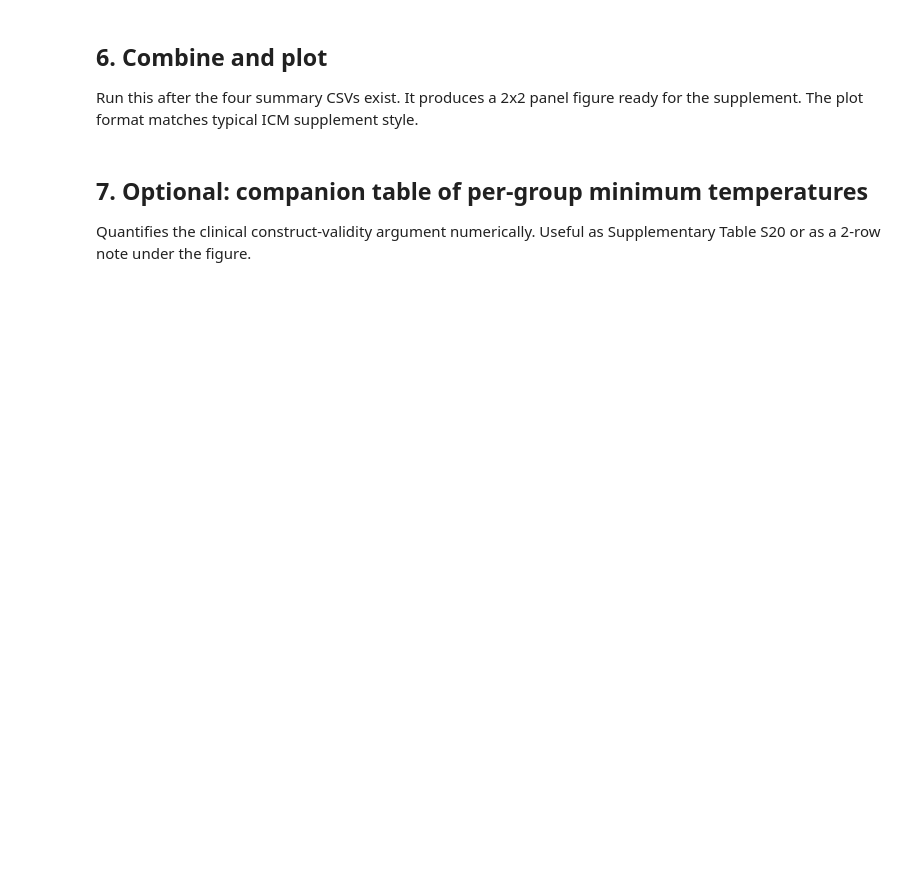
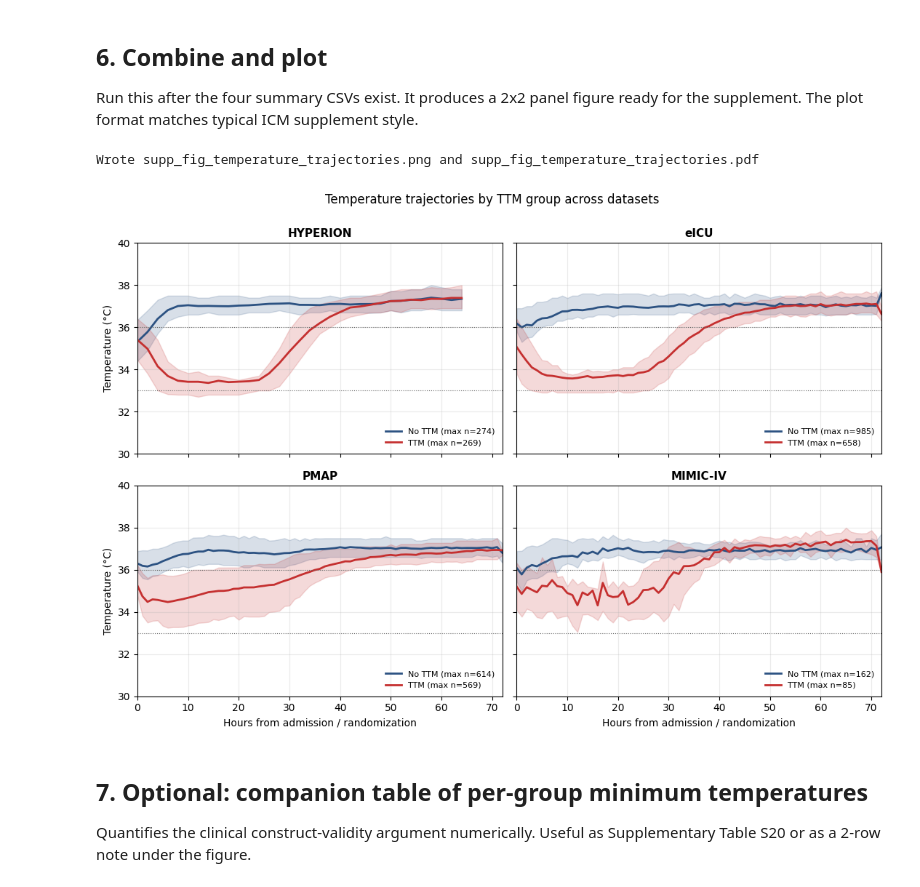
Before and after one commit to michelraskin/ttmhte, a Jupyter notebook: temperature_trajectories_by_ttm.ipynb, the cells around one changed output. Drawn from its saved outputs; the diff is of its cells as text; code cells hidden in the pictures; blank space fills up the shorter version.

```diff
--- a/temperature_trajectories_by_ttm.ipynb
+++ b/temperature_trajectories_by_ttm.ipynb
@@ -295,7 +396,7 @@ def plot_trajectories(output_dir=OUTPUT_DIR,
                       out_png='supp_fig_temperature_trajectories.png',
                       out_pdf='supp_fig_temperature_trajectories.pdf'):
     files = {
-        # 'HYPERION': f'{output_dir}/ts_hyperion.csv',
+        'HYPERION': f'{output_dir}/ts_hyperion.csv',
         'eICU':     f'{output_dir}/ts_eicu.csv',
         'PMAP':     f'{output_dir}/ts_pmap.csv',
         'MIMIC-IV': f'{output_dir}/ts_mimic.csv',
@@ -321,33 +422,36 @@ def plot_trajectories(output_dir=OUTPUT_DIR,
         for ttm_val in [0, 1]:
             g = sub[sub['ttm']==ttm_val].sort_values('hour')
             if g.empty:
                 continue
             ax.plot(g['hour'], g['mean'], color=colors[ttm_val], lw=2,
                     label=f'{labels[ttm_val]} (max n={int(g["n"].max())})')
             ax.fill_between(g['hour'], g['q25'], g['q75'],
                             color=colors[ttm_val], alpha=0.18)
         ax.axhline(33, ls=':', color='#666', lw=0.8)
         ax.axhline(36, ls=':', color='#666', lw=0.8)
         ax.set_title(name, fontsize=11, fontweight='bold')
         ax.set_ylim(30, 40)
         ax.set_xlim(0, MAX_HOURS)
         ax.legend(loc='lower right', fontsize=8, frameon=False)
         ax.grid(alpha=0.25)
 
     for ax in axes[-1]:
         ax.set_xlabel('Hours from admission / randomization')
     for ax in axes[:,0]:
         ax.set_ylabel('Temperature (°C)')
 
     fig.suptitle('Temperature trajectories by TTM group across datasets',
                  fontsize=12, y=1.00)
     fig.tight_layout()
     fig.savefig(out_png, dpi=300, bbox_inches='tight')
     fig.savefig(out_pdf, bbox_inches='tight')
     print(f'Wrote {out_png} and {out_pdf}')
     return fig
 
 fig = plot_trajectories()
+# %% [output]
+Wrote supp_fig_temperature_trajectories.png and supp_fig_temperature_trajectories.pdf
+[figure, added]
 # %% [markdown]
 ## 7. Optional: companion table of per-group minimum temperatures
 
```
Also changed, not shown: parts of 7 cells of this notebook, 1 other file.
